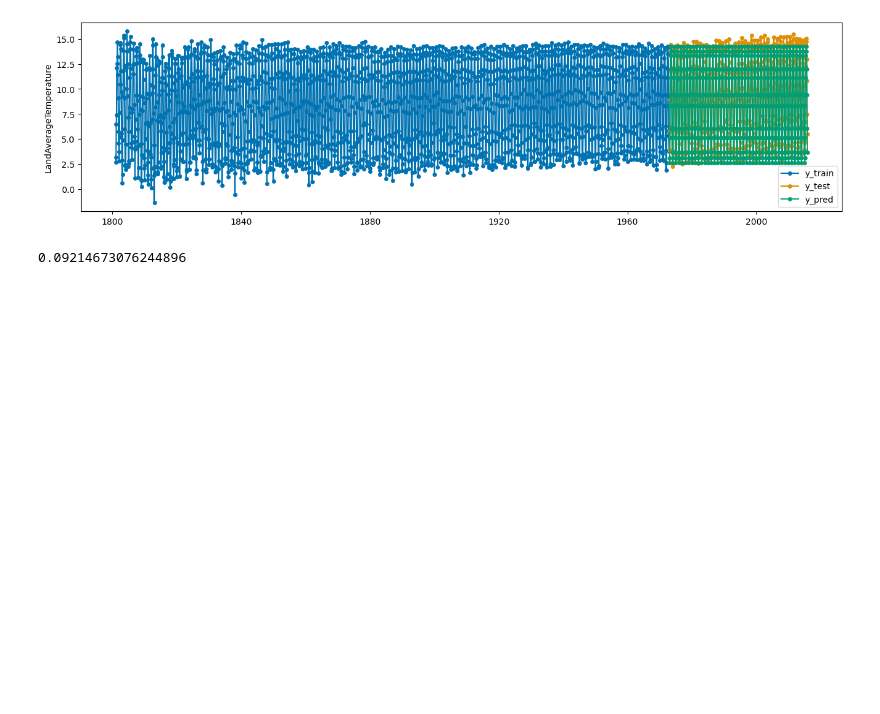
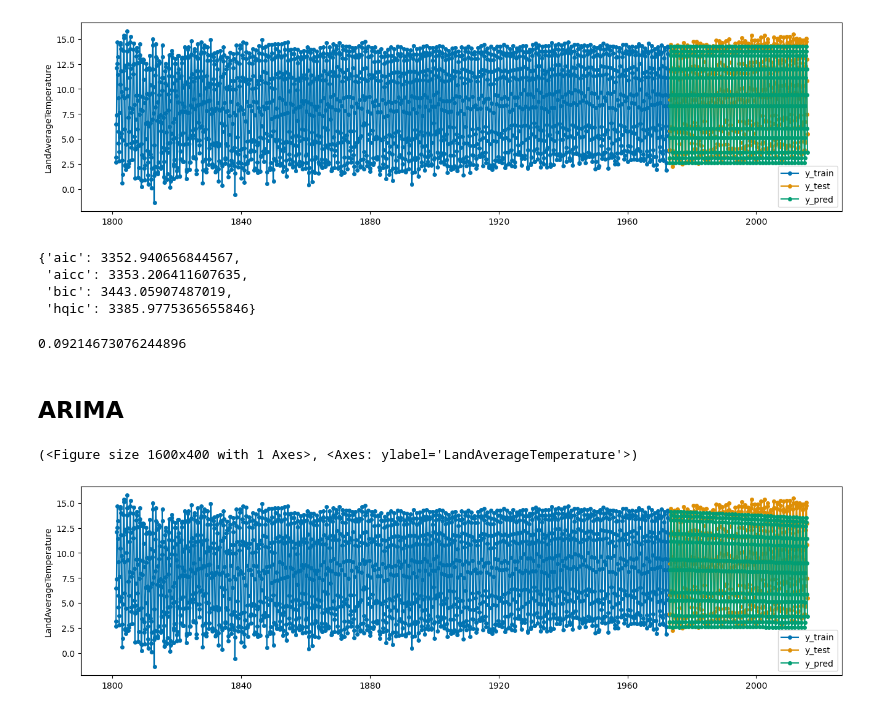
Before and after one commit to keitaVigano/globalTemperature, a Jupyter notebook: notebooks/modeling.ipynb, the cells around one changed output. Saved outputs shown, nothing was run; the diff lists cells and outputs as text; code cells hidden in the pictures; blank space fills up the shorter version.

Commit message:
arima

```diff
--- a/notebooks/modeling.ipynb
+++ b/notebooks/modeling.ipynb
@@ -82,7 +85,27 @@ plot_series(df_train, df_test, y_pred_ets, labels=["y_train", "y_test", "y_pred"
 # %% [output]
 (<Figure size 1600x400 with 1 Axes>, <Axes: ylabel='LandAverageTemperature'>)
 [figure]
+# %%
+# Parameters of ets
+parameters_ets = forecaster_ets.get_fitted_params(deep=True)
+parameters_ets
+# %% [output]
+{'aic': 3352.940656844567,
+ 'aicc': 3353.206411607635,
+ 'bic': 3443.05907487019,
+ 'hqic': 3385.9775365655846}
 # %%
 mape(df_test, y_pred_ets)
 # %% [output]
 0.09214673076244896
+# %% [markdown]
+## ARIMA
+# %%
+forecaster_arima = AutoARIMA(sp=12, suppress_warnings=True)
+
+forecaster_arima.fit(df_train)
+y_pred_arima = forecaster_arima.predict(fh)
+plot_series(df_train, df_test, y_pred_arima, labels=["y_train", "y_test", "y_pred"])
+# %% [output]
+(<Figure size 1600x400 with 1 Axes>, <Axes: ylabel='LandAverageTemperature'>)
+[figure, added]
```
Also changed, not shown: parts of 6 cells of this notebook.
